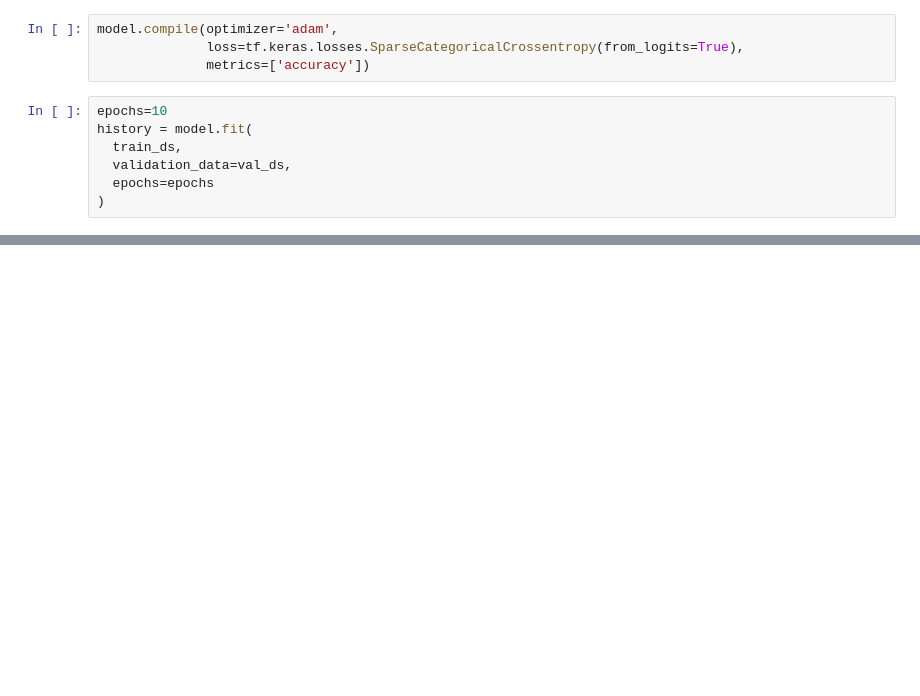
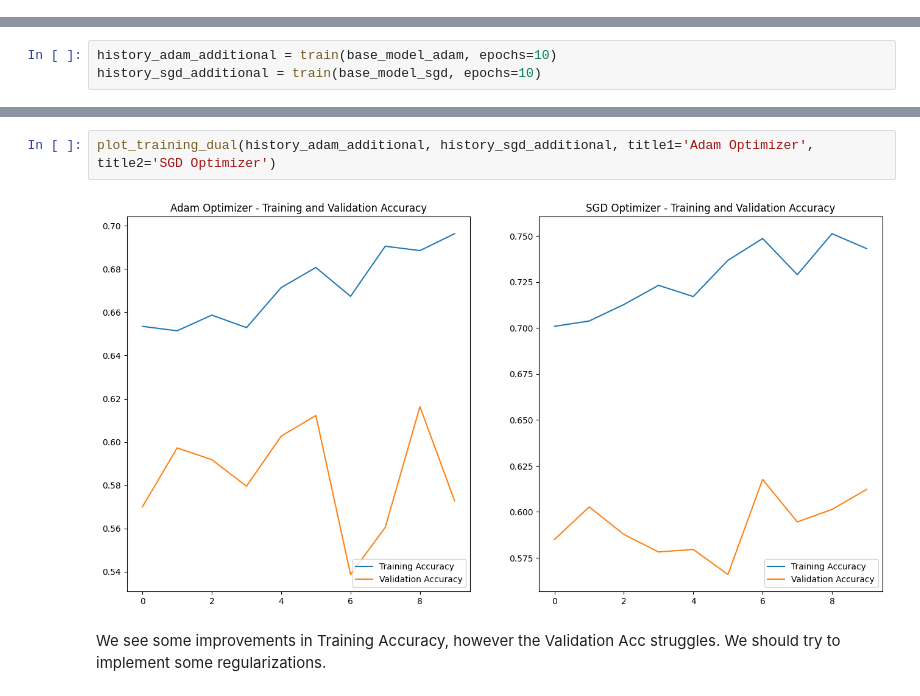
Before and after one commit to wlinds/ITHS-AI22-TF, a Jupyter notebook: Labb/labb1.ipynb, the cells around one changed output, grey strips where cells are left out. Cells and saved outputs as stored; diff of their text form; blank space fills up the shorter version.

```diff
--- a/Labb/labb1.ipynb
+++ b/Labb/labb1.ipynb
@@ -103,11 +263,0 @@ model = Sequential([
-# %%
-model.compile(optimizer='adam',
-              loss=tf.keras.losses.SparseCategoricalCrossentropy(from_logits=True),
-              metrics=['accuracy'])
-# %%
-epochs=10
-history = model.fit(
-  train_ds,
-  validation_data=val_ds,
-  epochs=epochs
-)
@@ -158,0 +361,3 @@ plt.show()
+# %%
+history_adam_additional = train(base_model_adam, epochs=10)
+history_sgd_additional = train(base_model_sgd, epochs=10)
@@ -158,0 +407,6 @@ plt.show()
+# %%
+plot_training_dual(history_adam_additional, history_sgd_additional, title1='Adam Optimizer', title2='SGD Optimizer')
+# %% [output]
+[figure, added]
+# %% [markdown]
+We see some improvements in Training Accuracy, however the Validation Acc struggles. We should try to implement some regularizations.
```
Also changed, not shown: parts of 34 cells of this notebook.
